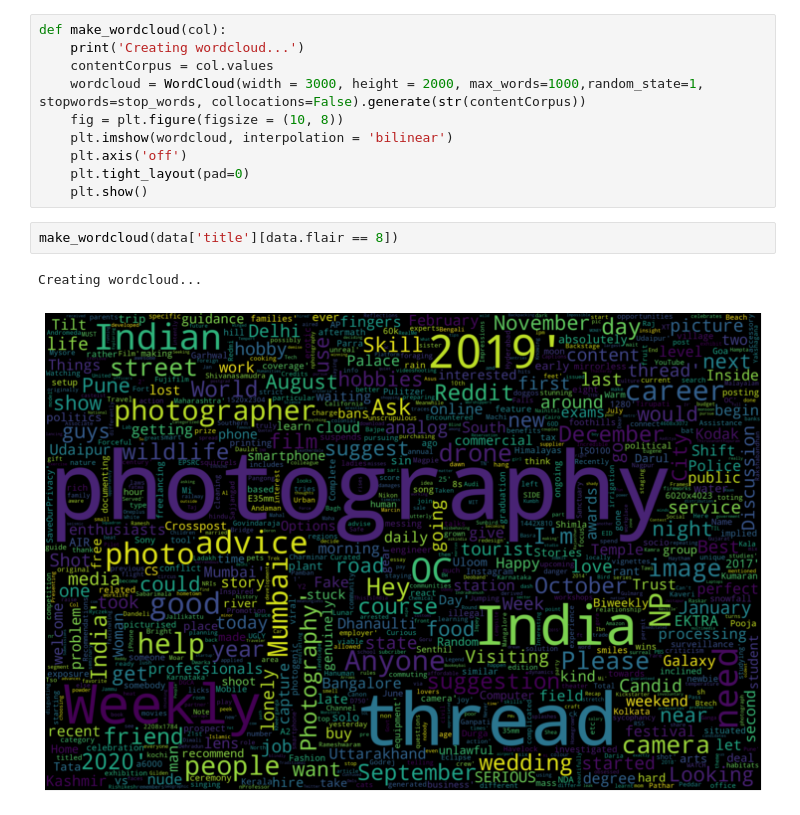
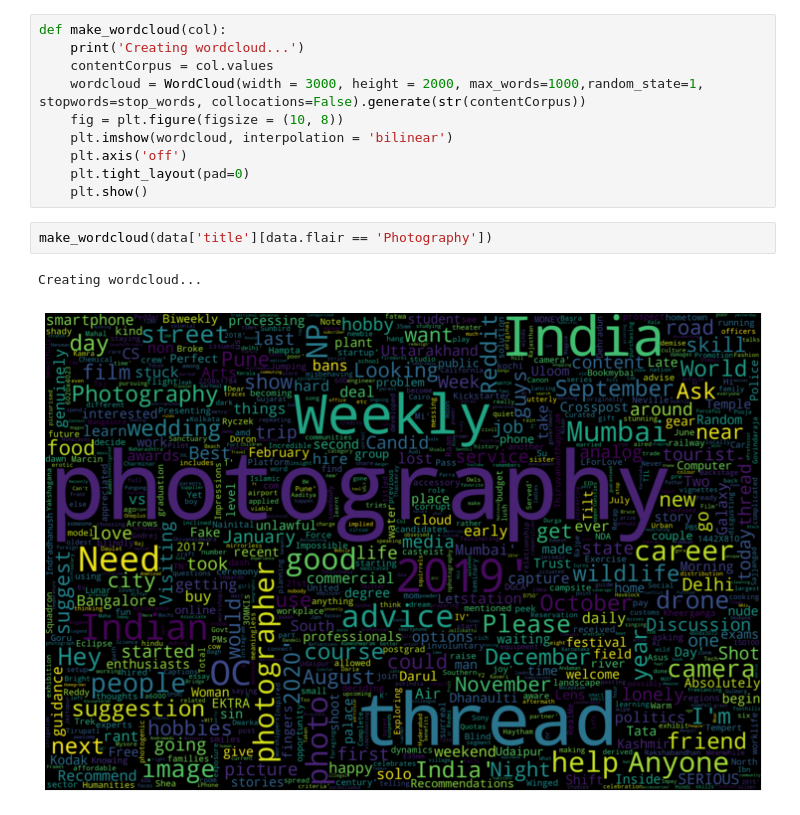
Before and after one commit to somya22/Reddit-Flair-Detection, a Jupyter notebook: EDA.ipynb, the cells around one changed output. Cells and saved outputs as stored; diff of their text form.

```diff
--- a/EDA.ipynb
+++ b/EDA.ipynb
@@ -122,7 +126,7 @@ def make_wordcloud(col):
     plt.tight_layout(pad=0)
     plt.show()
 # %%
-make_wordcloud(data['title'][data.flair == 8])
+make_wordcloud(data['title'][data.flair == 'Photography'])
 # %% [output]
 Creating wordcloud...
-[figure, old version]
+[figure, new version]
```
Also changed, not shown: parts of 10 cells of this notebook, 2 other files.
